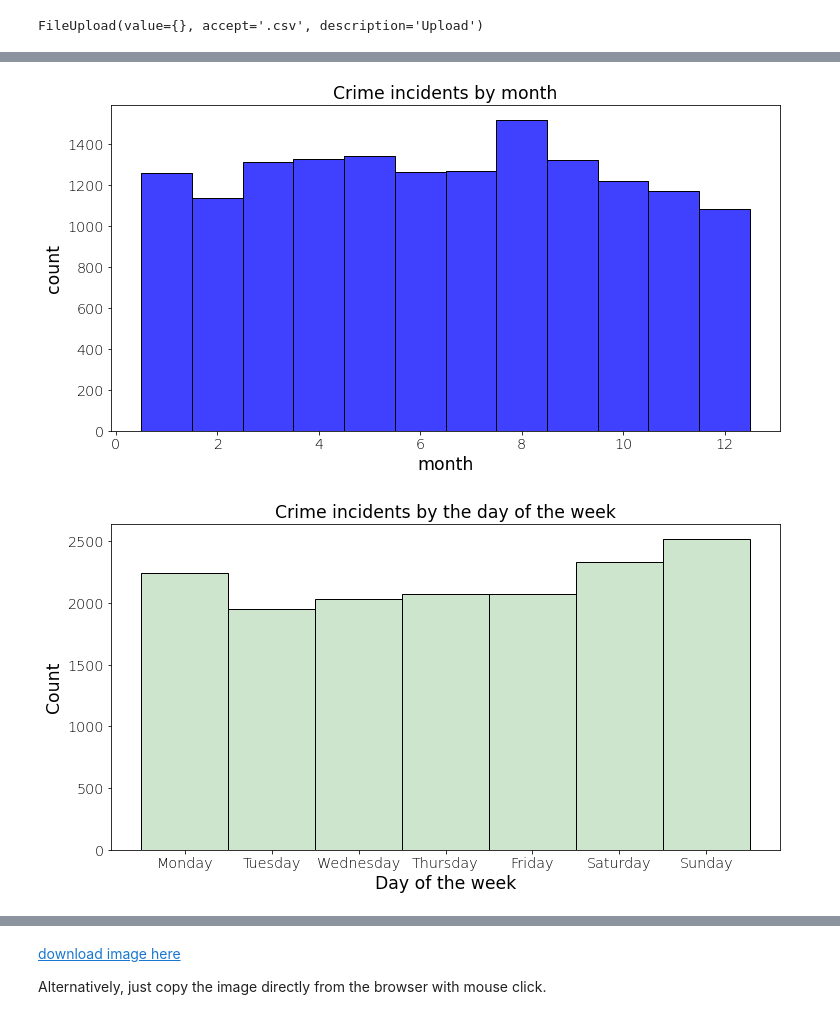
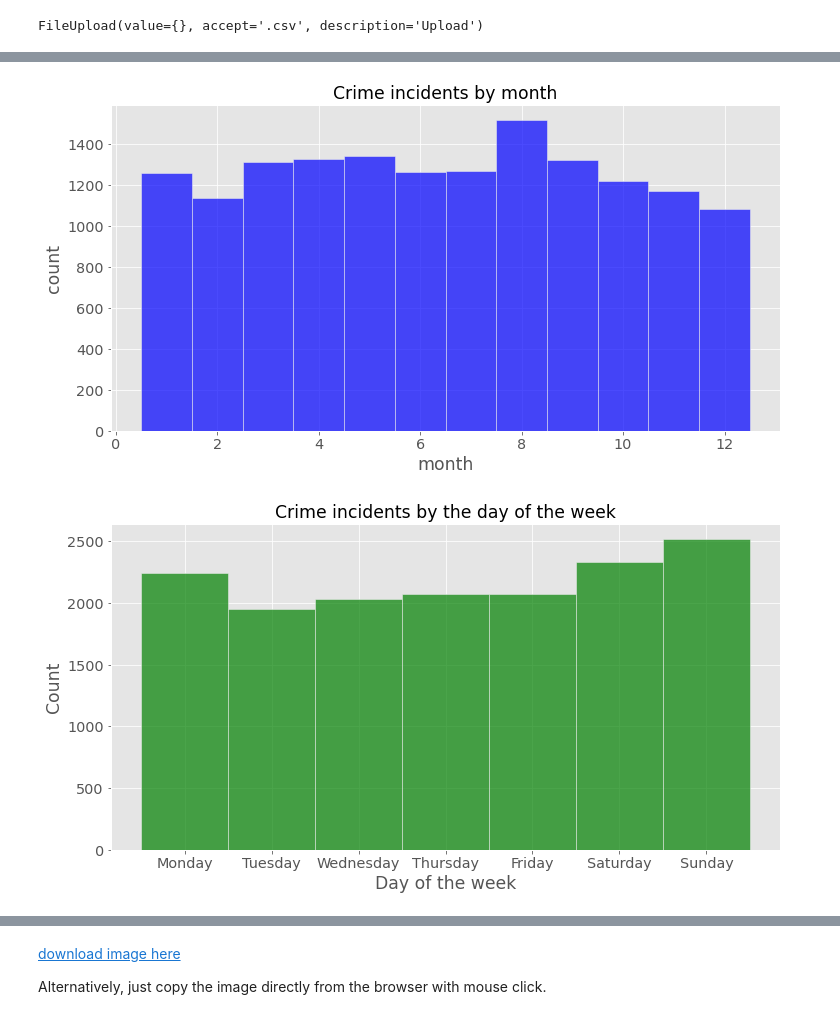
Before and after one commit to LandscapeGeoinformatics/adapt_hist_nb2021, a Jupyter notebook: crime_histograms.ipynb, the cells around one changed output, grey strips where cells are left out. Drawn from its saved outputs; the diff is of its cells as text; code cells hidden in the pictures.

```diff
--- a/crime_histograms.ipynb
+++ b/crime_histograms.ipynb
@@ -4,22 +4,12 @@ import numpy as np
 import seaborn as sns
 import matplotlib.pyplot as plt
 
-pd.set_option('display.max_columns', 50)
-pd.set_option('display.max_rows', 50)
-
 from IPython.display import display
 import ipywidgets as widgets
 
-#from scipy import ndimage
+plt.style.use('ggplot')
 
-#import matplotlib.pylab as pylab
-#import matplotlib.pyplot as plt
-
-#plt.style.use('ggplot')
-#plt.rcParams['figure.figsize'] = (15, 15)
-#pylab.rcParams['figure.figsize'] = 8, 6
-#plt.rcParams['font.family'] = 'sans-serif'
-
+pd.set_option('display.max_columns', 50)
 %matplotlib inline
 # %%
 upload = widgets.FileUpload( accept='.csv', multiple=False )
@@ -49,9 +48,11 @@ df.head()
 # %%
 #define the figure size
-plt.figure(figsize=(12,6))
+fig= plt.figure(figsize=(12,6))
+fig.patch.set_facecolor('white')
 
 #plot the histogram
-chart = sns.histplot(data=df, x='month', discrete=True, color="blue")
+
+ax = sns.histplot(data=df, x='month', discrete=True, color="Blue", alpha=0.7)
 
 #define x-axis bins' label alignment and size
 plt.xticks(
@@ -78,45 +79,44 @@ plt.ylabel('count', fontsize='xx-large')
 plt.title("Crime incidents by month", fontsize='xx-large')
 
 #save image
-plt.savefig('crime_months.png')
+plt.savefig('crime_months.png', transparent=False)
 # %% [output]
-[figure, old version]
+[figure, new version]
 # %%
 #define the figure size
 plt.figure(figsize=(12,6))
-
+fig.patch.set_facecolor('white')
 
 #plot the histogram
-chart = sns.histplot(data=df, x='day_of_week', discrete=True, color='Green', alpha=0.2)
+ax = sns.histplot(data=df, x='day_of_week', discrete=True, color='Green', alpha=0.7)
 
 #define the x-axis feature names
-plt.xticks([0, 1, 2, 3, 4, 5, 6], ['Monday', 'Tuesday', 'Wednesday', 'Thursday', 'Friday', 'Saturday', 'Sunday'],
-        rotation=20)
+plt.xticks([0, 1, 2, 3, 4, 5, 6], ['Monday', 'Tuesday', 'Wednesday', 'Thursday', 'Friday', 'Saturday', 'Sunday'])
 
 #define x-axis bins' label alignment and size
 plt.xticks(
     rotation=0,
     horizontalalignment='center',
     fontweight='light',
     fontsize='x-large',
 )
 
 #define x-axis title and font size
 plt.xlabel('Day of the week', fontsize='xx-large')
 
 #define y-axis bins' label alignment and size
 plt.yticks(
     rotation=0,
     horizontalalignment='right',
     fontweight='light',
     fontsize='x-large',
 )
 #define y-axis title and font size
 plt.ylabel('Count', fontsize='xx-large')
 
 #define plot title and font size
 plt.title("Crime incidents by the day of the week", fontsize='xx-large')
 #save image
-plt.savefig('crime_week.png')
+plt.savefig('crime_week.png', transparent=False)
 # %% [output]
-[figure, old version]
+[figure, new version]
```
Also changed, not shown: parts of 7 cells of this notebook, 1 other file.
